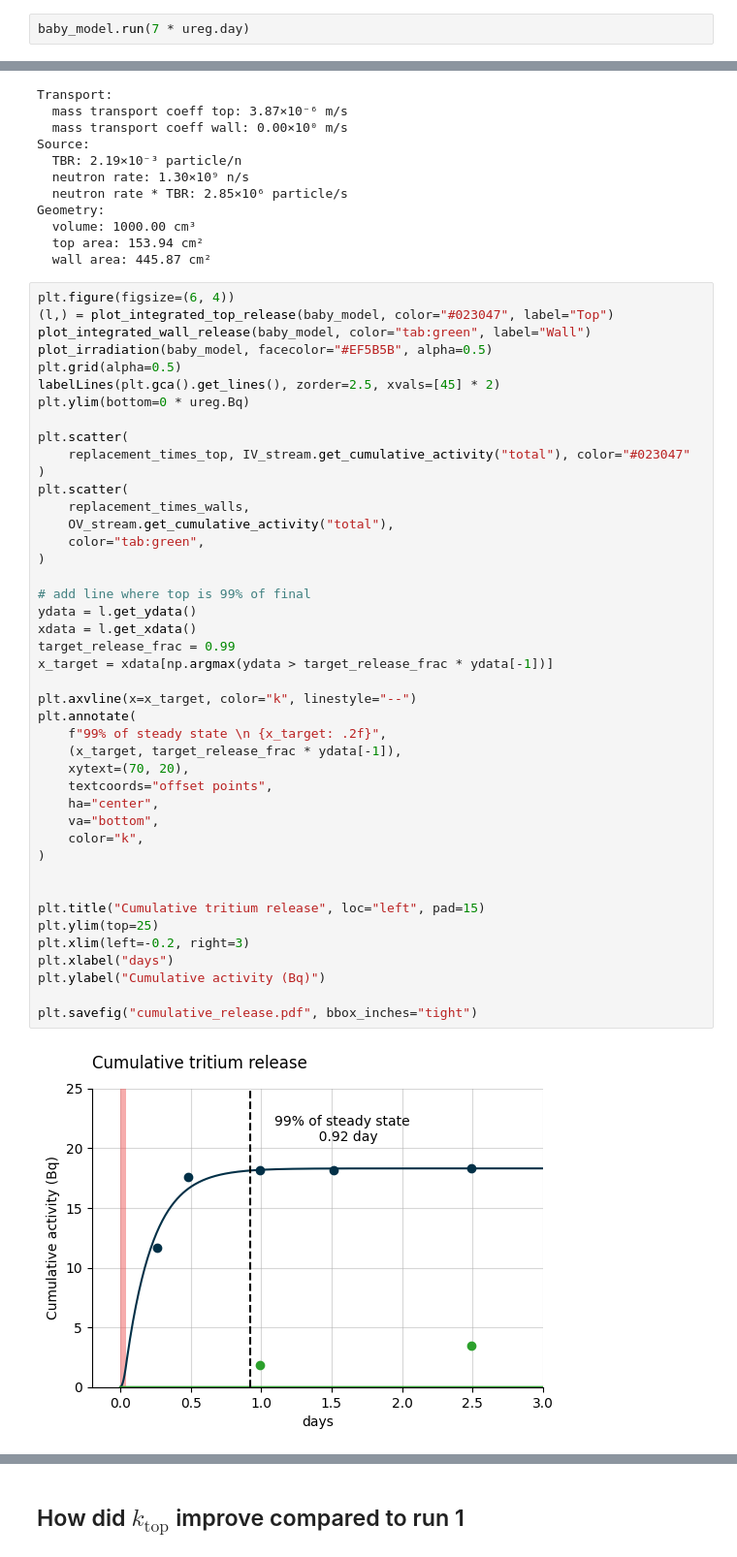
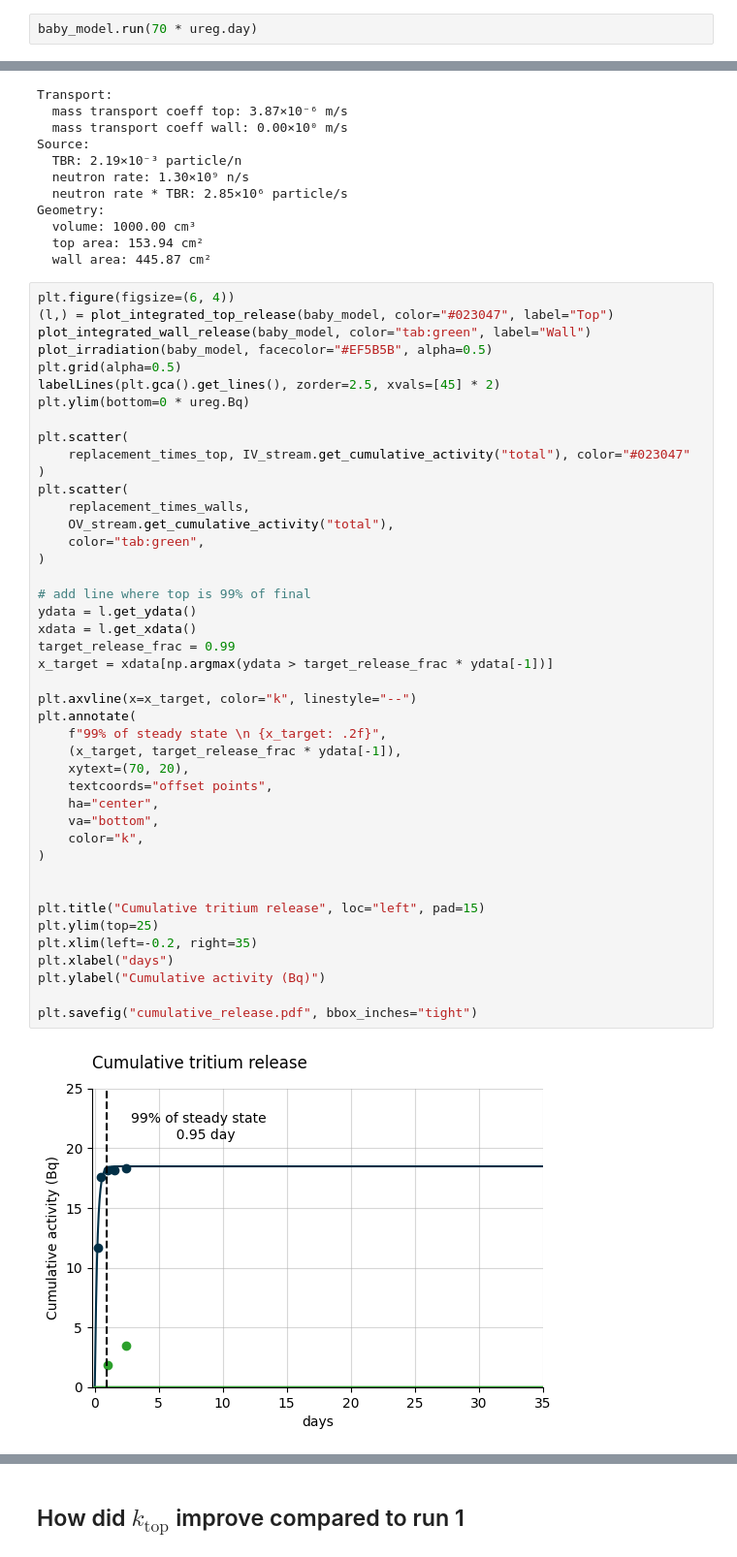
Before and after one commit to veliki-filozof/BABY-1L-run-6, a Jupyter notebook: analysis/tritium/tritium_model_mixrun.ipynb, the cells around one changed output, grey strips where cells are left out. Shown at 97% size. Drawn from its saved outputs; the diff is of its cells as text.

```diff
--- a/analysis/tritium/tritium_model_mixrun.ipynb
+++ b/analysis/tritium/tritium_model_mixrun.ipynb
@@ -72,7 +72,7 @@ Measured TBR: 2.19e-03 particle / neutron
 0.9305343224009834 dimensionless
 [figure]
 # %%
-baby_model.run(7 * ureg.day)
+baby_model.run(70 * ureg.day)
 # %%
 import requests
 
@@ -214,35 +215,35 @@ plt.scatter(
     replacement_times_walls,
     OV_stream.get_cumulative_activity("total"),
     color="tab:green",
 )
 
 # add line where top is 99% of final
 ydata = l.get_ydata()
 xdata = l.get_xdata()
 target_release_frac = 0.99
 x_target = xdata[np.argmax(ydata > target_release_frac * ydata[-1])]
 
 plt.axvline(x=x_target, color="k", linestyle="--")
 plt.annotate(
     f"99% of steady state \n {x_target: .2f}",
     (x_target, target_release_frac * ydata[-1]),
     xytext=(70, 20),
     textcoords="offset points",
     ha="center",
     va="bottom",
     color="k",
 )
 
 
 plt.title("Cumulative tritium release", loc="left", pad=15)
 plt.ylim(top=25)
-plt.xlim(left=-0.2, right=3)
+plt.xlim(left=-0.2, right=35)
 plt.xlabel("days")
 plt.ylabel("Cumulative activity (Bq)")
 
 plt.savefig("cumulative_release.pdf", bbox_inches="tight")
 # %% [output]
-[figure, old version]
+[figure, new version]
 # %%
 plt.figure(figsize=(6, 4))
 (l,) = plot_integrated_top_release(baby_model, color="#023047", label="3.5% H2/He, sparge, #6")
```
Also changed, not shown: parts of 6 cells of this notebook.
